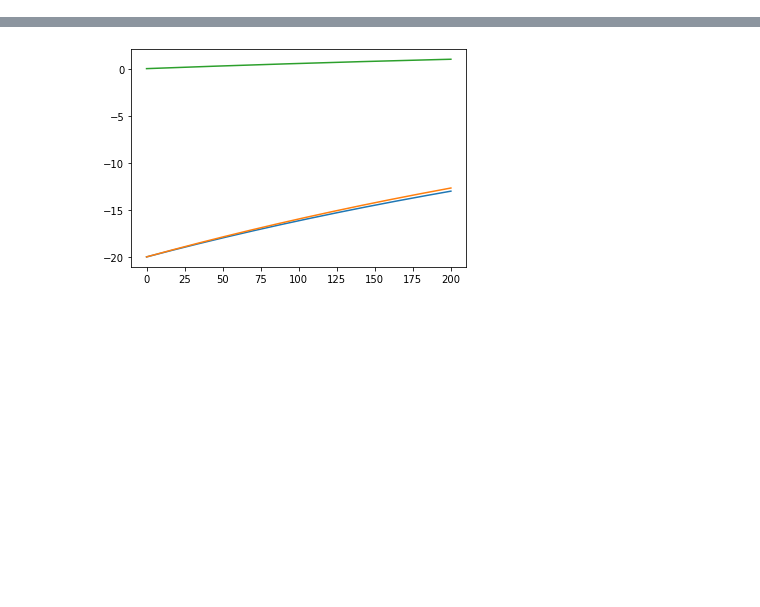
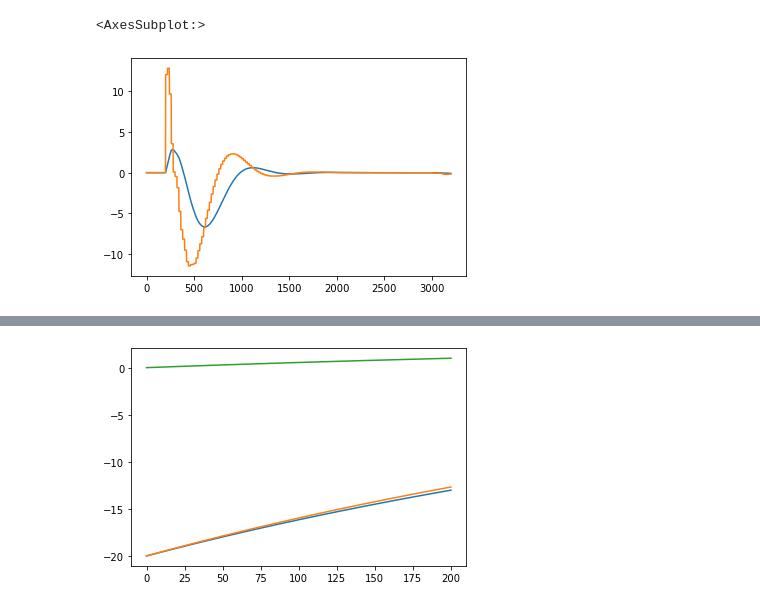
Before and after one commit to frederikt0ft/ROTV-modeling-and-control, a Jupyter notebook: Control/Control_Development.ipynb, the cells around one changed output, grey strips where cells are left out. Saved outputs shown, nothing was run; the diff lists cells and outputs as text; code cells hidden in the pictures; blank space fills up the shorter version.

Commit message:
Updated plots script

```diff
--- a/Control/Control_Development.ipynb
+++ b/Control/Control_Development.ipynb
@@ -26,0 +27,6 @@ display(df[3150:3200])
+# %%
+df["u1"].plot()
+df["u1_d"].plot()
+# %% [output]
+<AxesSubplot:>
+[figure, added]
```
Also changed, not shown: parts of 3 cells of this notebook, 3 other files.
